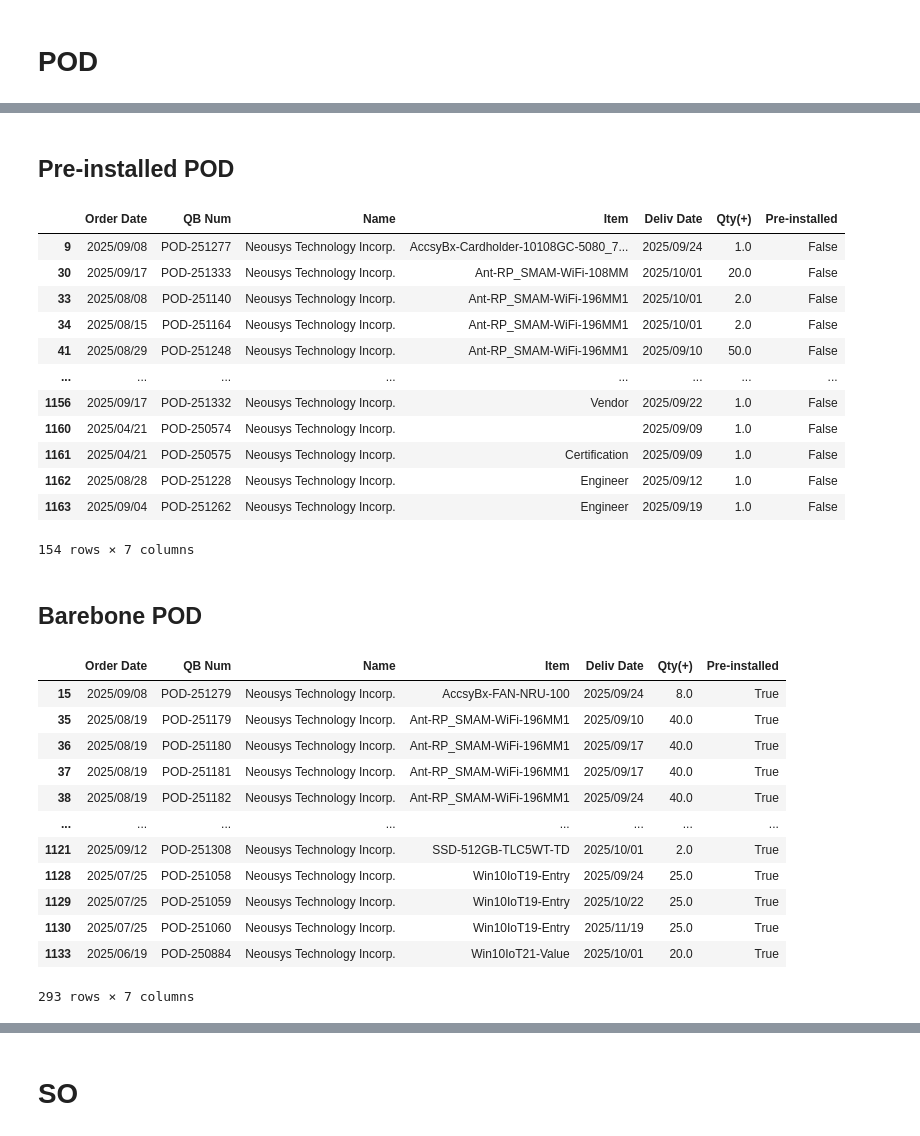
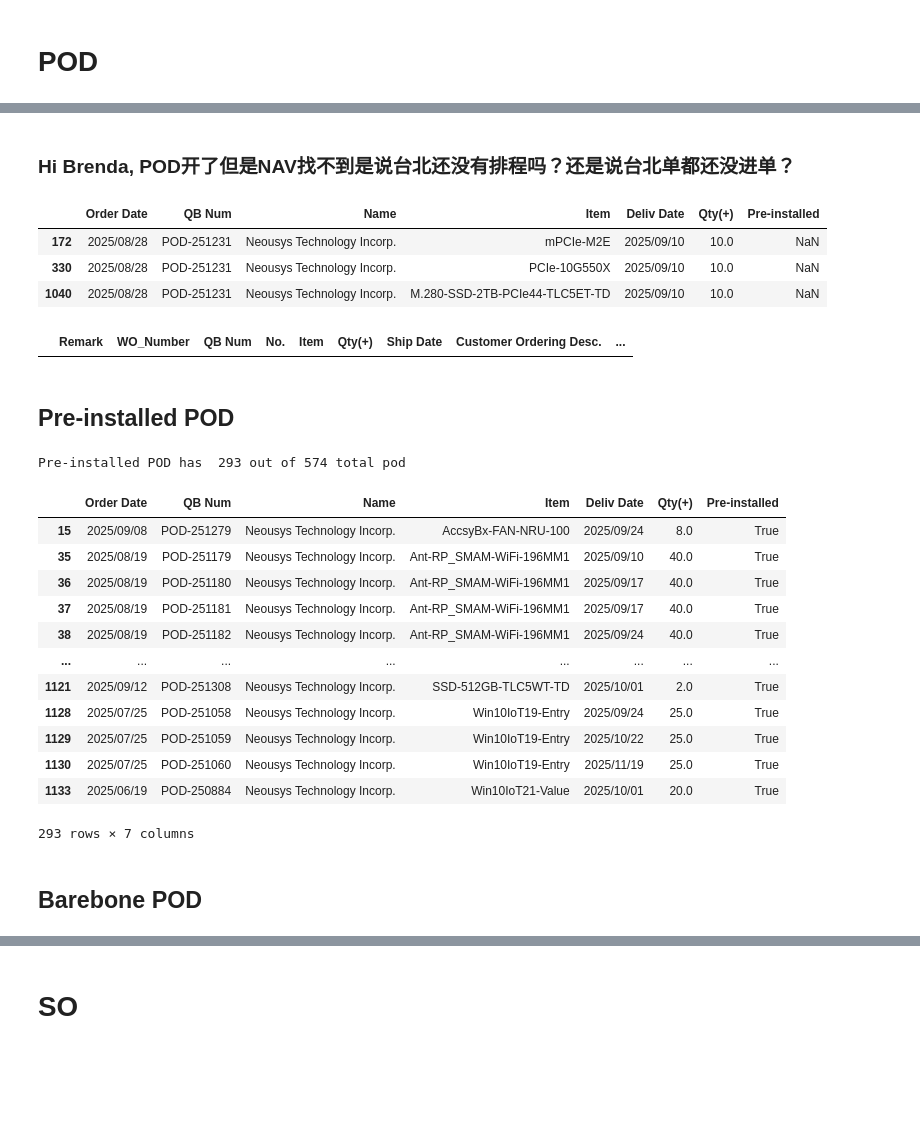
Before and after one commit to playoung2818/LT-Check-Brenda, a Jupyter notebook: Dashboard.ipynb, the cells around one changed output, grey strips where cells are left out. Drawn from its saved outputs; the diff is of its cells as text; code cells hidden in the pictures; blank space fills up the shorter version.

```diff
--- a/Dashboard.ipynb
+++ b/Dashboard.ipynb
@@ -155,26 +174,24 @@ pod[pod['Pre-installed'].isna()]
+# %% [markdown]
+### Hi Brenda, POD开了但是NAV找不到是说台北还没有排程吗？还是说台北单都还没进单？
+# %%
+pod[pod['QB Num'] == 'POD-251231']
+# %% [output]
+|  | Order Date | QB Num | Name | Item | Deliv Date | Qty(+) | Pre-installed |
+| 172 | 2025/08/28 | POD-251231 | Neousys Technology Incorp. | mPCIe-M2E | 2025/09/10 | 10.0 | NaN |
+| 330 | 2025/08/28 | POD-251231 | Neousys Technology Incorp. | PCIe-10G550X | 2025/09/10 | 10.0 | NaN |
+| 1040 | 2025/08/28 | POD-251231 | Neousys Technology Incorp. | M.280-SSD-2TB-PCIe44-TLC5ET-TD | 2025/09/10 | 10.0 | NaN |
+# %%
+NAV[NAV['QB Num'] == 'POD-251231']
+# %% [output]
+|  | Remark | WO_Number | QB Num | No. | Item | Qty(+) | Ship Date | Customer Ordering Desc. | ... |
 # %% [markdown]
 ## Pre-installed  POD
-# %%
-pod[pod['Pre-installed'] == False]
-# %% [output]
-|  | Order Date | QB Num | Name | Item | Deliv Date | Qty(+) | Pre-installed |
-| 9 | 2025/09/08 | POD-251277 | Neousys Technology Incorp. | AccsyBx-Cardholder-10108GC-5080_7... | 2025/09/24 | 1.0 | False |
-| 30 | 2025/09/17 | POD-251333 | Neousys Technology Incorp. | Ant-RP_SMAM-WiFi-108MM | 2025/10/01 | 20.0 | False |
-| 33 | 2025/08/08 | POD-251140 | Neousys Technology Incorp. | Ant-RP_SMAM-WiFi-196MM1 | 2025/10/01 | 2.0 | False |
-| 34 | 2025/08/15 | POD-251164 | Neousys Technology Incorp. | Ant-RP_SMAM-WiFi-196MM1 | 2025/10/01 | 2.0 | False |
-| 41 | 2025/08/29 | POD-251248 | Neousys Technology Incorp. | Ant-RP_SMAM-WiFi-196MM1 | 2025/09/10 | 50.0 | False |
-| ... | ... | ... | ... | ... | ... | ... | ... |
-| 1156 | 2025/09/17 | POD-251332 | Neousys Technology Incorp. | Vendor | 2025/09/22 | 1.0 | False |
-| 1160 | 2025/04/21 | POD-250574 | Neousys Technology Incorp. |  | 2025/09/09 | 1.0 | False |
-| 1161 | 2025/04/21 | POD-250575 | Neousys Technology Incorp. | Certification | 2025/09/09 | 1.0 | False |
-| 1162 | 2025/08/28 | POD-251228 | Neousys Technology Incorp. | Engineer | 2025/09/12 | 1.0 | False |
-| 1163 | 2025/09/04 | POD-251262 | Neousys Technology Incorp. | Engineer | 2025/09/19 | 1.0 | False |
-154 rows × 7 columns
-# %% [markdown]
-## Barebone POD
 # %%
-pod[pod['Pre-installed'] == True]
+pod_installed = pod[pod['Pre-installed'] == True]
+print('Pre-installed POD has ', len(pod_installed), 'out of', len(pod), 'total pod')
+pod_installed
 # %% [output]
+Pre-installed POD has  293 out of 574 total pod
 |  | Order Date | QB Num | Name | Item | Deliv Date | Qty(+) | Pre-installed |
 | 15 | 2025/09/08 | POD-251279 | Neousys Technology Incorp. | AccsyBx-FAN-NRU-100 | 2025/09/24 | 8.0 | True |
 | 35 | 2025/08/19 | POD-251179 | Neousys Technology Incorp. | Ant-RP_SMAM-WiFi-196MM1 | 2025/09/10 | 40.0 | True |
@@ -187,4 +204,6 @@ pod[pod['Pre-installed'] == True]
 | 1129 | 2025/07/25 | POD-251059 | Neousys Technology Incorp. | Win10IoT19-Entry | 2025/10/22 | 25.0 | True |
 | 1130 | 2025/07/25 | POD-251060 | Neousys Technology Incorp. | Win10IoT19-Entry | 2025/11/19 | 25.0 | True |
 | 1133 | 2025/06/19 | POD-250884 | Neousys Technology Incorp. | Win10IoT21-Value | 2025/10/01 | 20.0 | True |
-293 rows × 7 columns
+293 rows × 7 columns
+# %% [markdown]
+## Barebone POD
```
Also changed, not shown: parts of 12 cells of this notebook, 2 other files.
